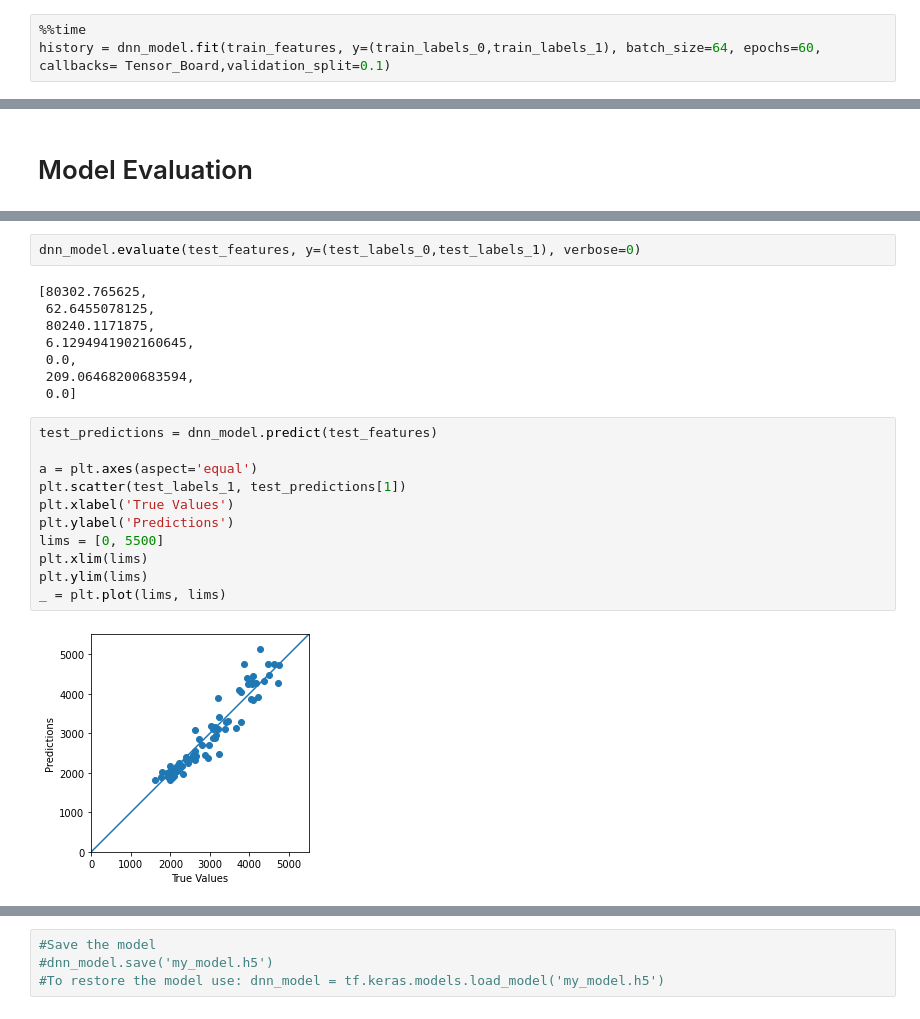
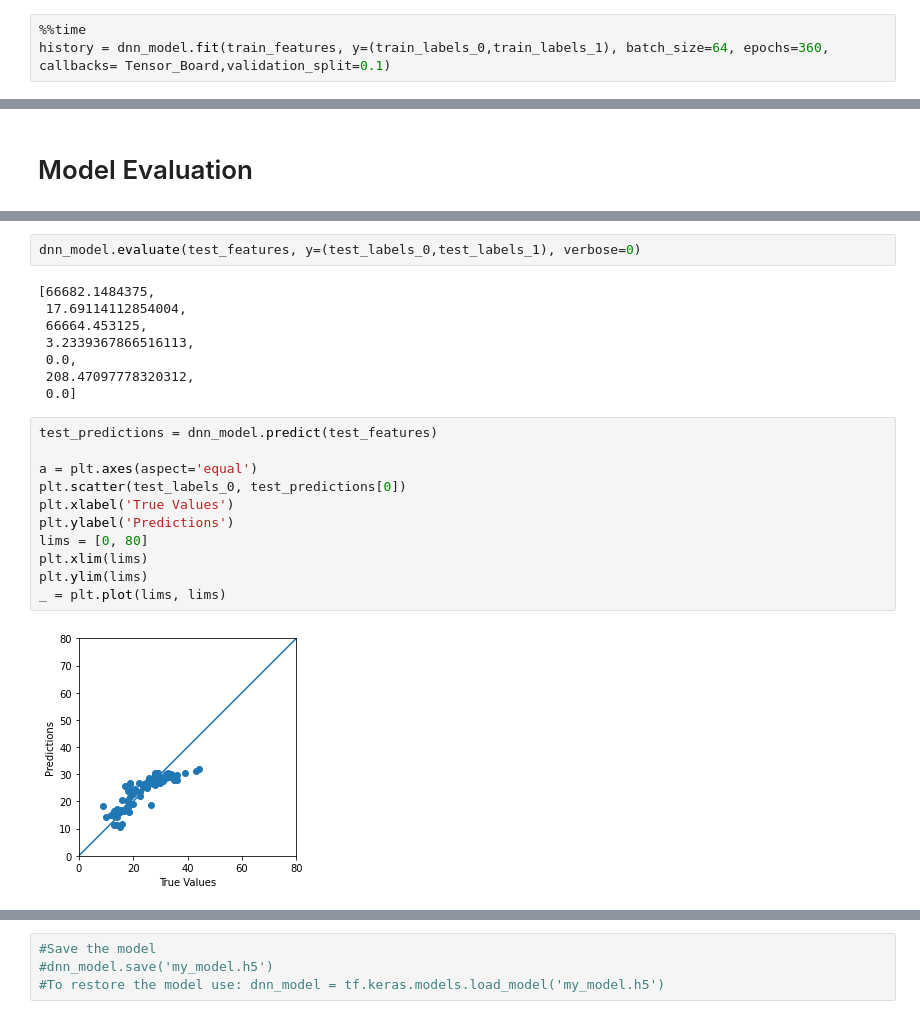
Before and after one commit to Aessa15/Pyro-ML-models-, a Jupyter notebook: TF_Model DNN 1.1.0.ipynb, the cells around one changed output, grey strips where cells are left out. Saved outputs shown, nothing was run; the diff lists cells and outputs as text.

```diff
--- a/TF_Model DNN 1.1.0.ipynb
+++ b/TF_Model DNN 1.1.0.ipynb
@@ -194,4 +198,4 @@ dnn_model = build_and_compile_model_0(normalizer)
 # %%
 %%time
-history = dnn_model.fit(train_features, y=(train_labels_0,train_labels_1), batch_size=64, epochs=60, callbacks= Tensor_Board,validation_split=0.1)
+history = dnn_model.fit(train_features, y=(train_labels_0,train_labels_1), batch_size=64, epochs=360, callbacks= Tensor_Board,validation_split=0.1)
 # %% [output]
@@ -237,23 +241,23 @@ plt.show()
 # %%
 dnn_model.evaluate(test_features, y=(test_labels_0,test_labels_1), verbose=0)
 # %% [output]
-[80302.765625,
- 62.6455078125,
- 80240.1171875,
- 6.1294941902160645,
+[66682.1484375,
+ 17.69114112854004,
+ 66664.453125,
+ 3.2339367866516113,
  0.0,
- 209.06468200683594,
+ 208.47097778320312,
  0.0]
 # %%
 test_predictions = dnn_model.predict(test_features)
 
 a = plt.axes(aspect='equal')
-plt.scatter(test_labels_1, test_predictions[1])
+plt.scatter(test_labels_0, test_predictions[0])
 plt.xlabel('True Values')
 plt.ylabel('Predictions')
-lims = [0, 5500]
+lims = [0, 80]
 plt.xlim(lims)
 plt.ylim(lims)
 _ = plt.plot(lims, lims)
 # %% [output]
-[figure, old version]
+[figure, new version]
```
Also changed, not shown: parts of 6 cells of this notebook, 11 other files.
